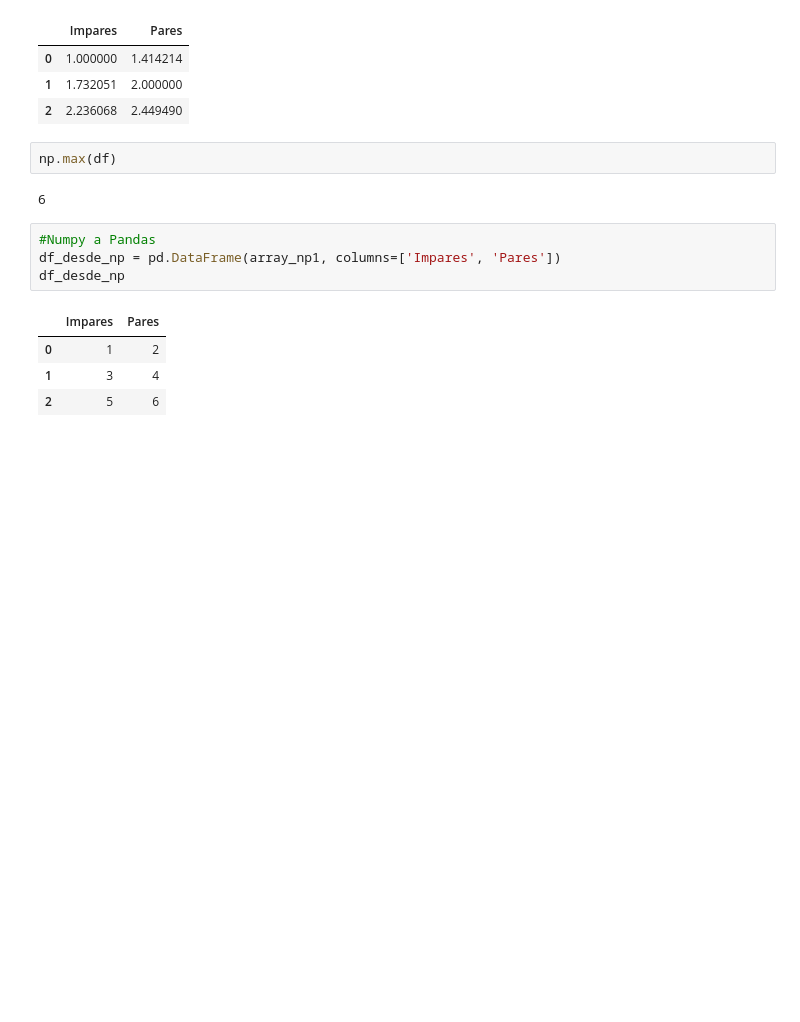
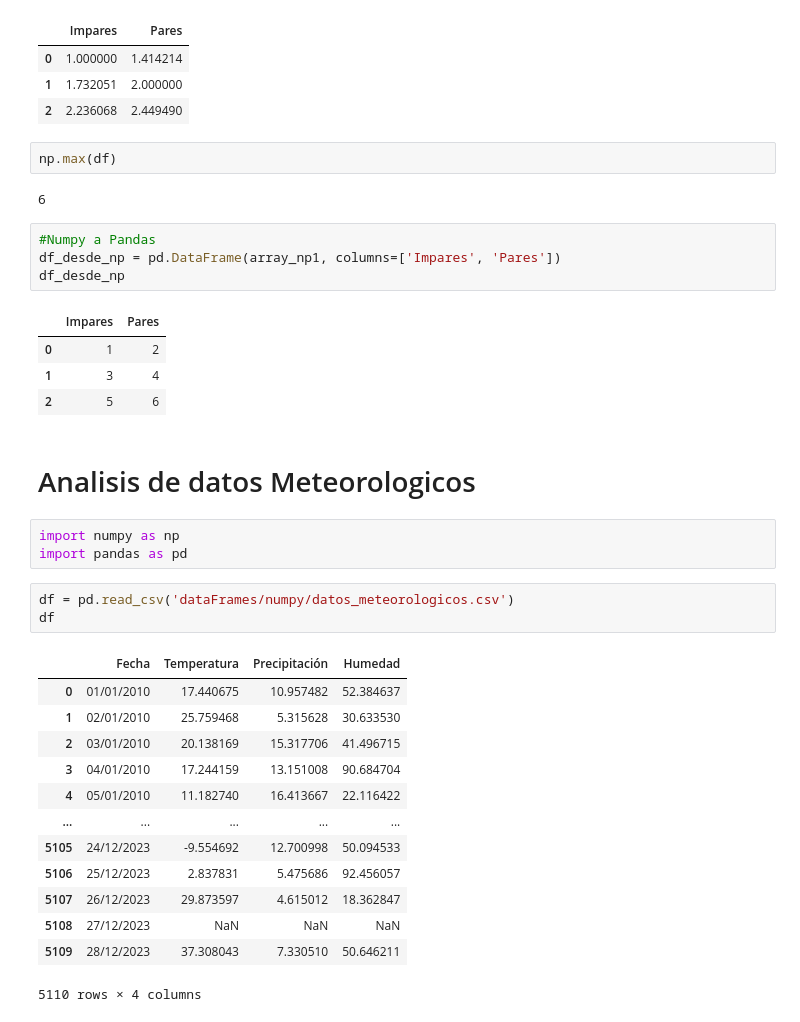
Before and after one commit to Bernardo-Mata/python-data-science, a Jupyter notebook: numpy.ipynb, the cells around one changed output. Drawn from its saved outputs; the diff is of its cells as text; blank space fills up the shorter version.

Commit message:
Numpy-1.0

```diff
--- a/numpy.ipynb
+++ b/numpy.ipynb
@@ -513,3 +513,25 @@ df_desde_np
 | 0 | 1 | 2 |
 | 1 | 3 | 4 |
 | 2 | 5 | 6 |
+# %% [markdown]
+<h1>Analisis de datos Meteorologicos</h1>
+# %%
+import numpy as np
+import pandas as pd
+# %%
+df = pd.read_csv('dataFrames/numpy/datos_meteorologicos.csv')
+df
+# %% [output]
+|  | Fecha | Temperatura | Precipitación | Humedad |
+| 0 | 01/01/2010 | 17.440675 | 10.957482 | 52.384637 |
+| 1 | 02/01/2010 | 25.759468 | 5.315628 | 30.633530 |
+| 2 | 03/01/2010 | 20.138169 | 15.317706 | 41.496715 |
+| 3 | 04/01/2010 | 17.244159 | 13.151008 | 90.684704 |
+| 4 | 05/01/2010 | 11.182740 | 16.413667 | 22.116422 |
+| ... | ... | ... | ... | ... |
+| 5105 | 24/12/2023 | -9.554692 | 12.700998 | 50.094533 |
+| 5106 | 25/12/2023 | 2.837831 | 5.475686 | 92.456057 |
+| 5107 | 26/12/2023 | 29.873597 | 4.615012 | 18.362847 |
+| 5108 | 27/12/2023 | NaN | NaN | NaN |
+| 5109 | 28/12/2023 | 37.308043 | 7.330510 | 50.646211 |
+5110 rows × 4 columns
```
Also changed, not shown: parts of 12 cells of this notebook.
